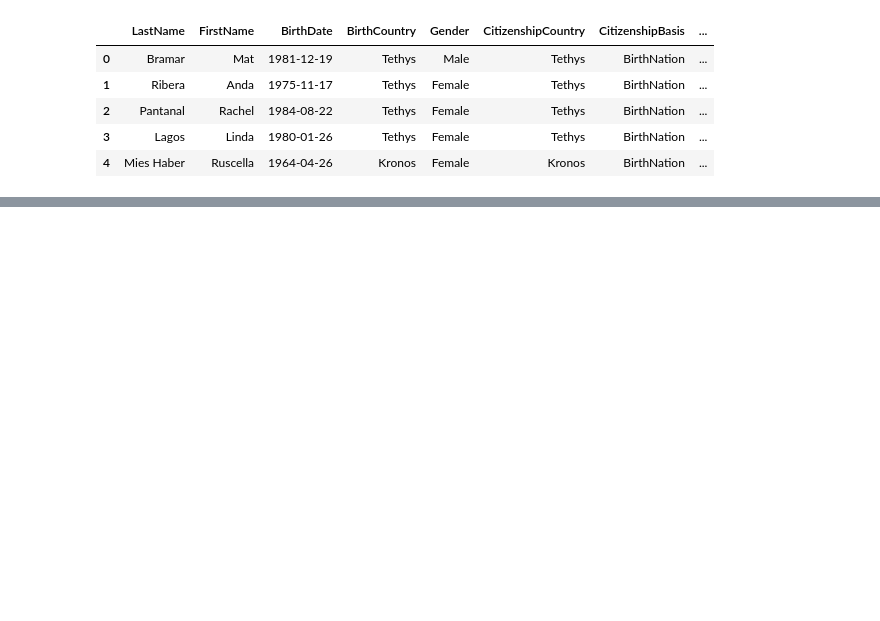
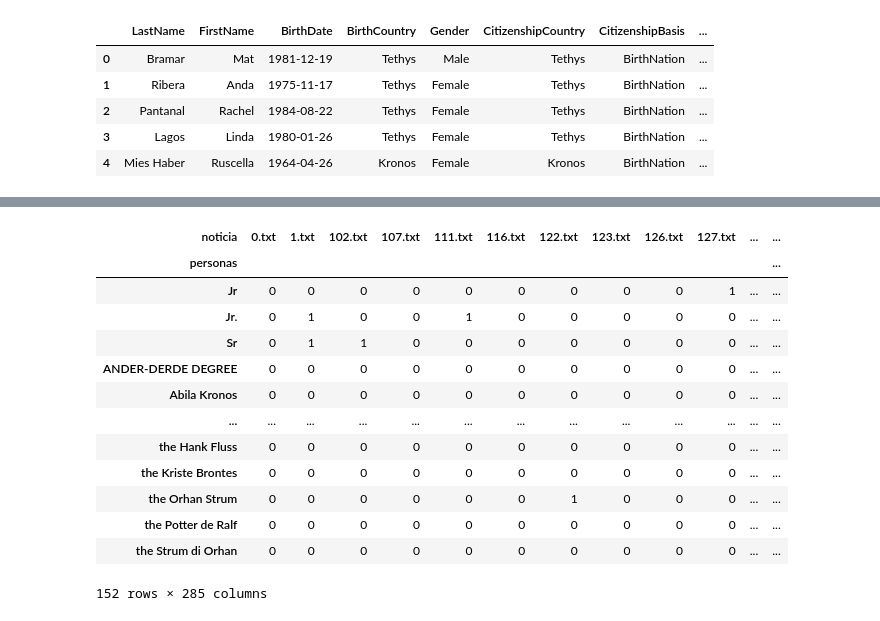
Before and after one commit to FedeScenna/VASTMiniChallenge, a Jupyter notebook: 02_2_employeesemails_graph.ipynb, the cells around one changed output, grey strips where cells are left out. Cells and saved outputs as stored; diff of their text form; code cells hidden in the pictures; blank space fills up the shorter version.

Commit message:
Noticias Filtradas

```diff
--- a/02_2_employeesemails_graph.ipynb
+++ b/02_2_employeesemails_graph.ipynb
@@ -50,0 +77,4 @@ nx.draw_networkx(G)
+# %%
+oraciones = pd.read_csv("data/oraciones.csv")
+oraciones = oraciones[oraciones.personas.notnull()]
+oraciones.head()
@@ -50,0 +102,7 @@ nx.draw_networkx(G)
+# %%
+def long_df(columna_long, df):
+    df_long = pd.concat([df.loc[:, df.columns != columna_long],
+                       df[columna_long].str.split(",", expand = True)], axis = 1)
+    df_long=pd.melt(df_long, id_vars = [x for x in df.columns if x != columna_long],
+                   value_name = columna_long)
+    return df_long
@@ -50,0 +126,6 @@ nx.draw_networkx(G)
+# %%
+df_personas = long_df("personas", oraciones)
+df_personas = long_df("sustantivos",df_personas)
+df_personas=df_personas[["noticia","sustantivos","personas", "fecha"]]
+df_personas=df_personas[~df_personas.sustantivos.isnull() & ~df_personas.personas.isnull()]
+df_personas[-df_personas.personas.isin(["Jr."])]
@@ -50,0 +146,31 @@ nx.draw_networkx(G)
+# %%
+
+df_personas=df_personas[["noticia", "personas"]]
+df_personas=df_personas[df_personas.personas.notnull()].drop_duplicates().sort_values("noticia")
+df_personas["fl_fullname"] = df_personas.personas.str.contains(" ")
+df_personas=df_personas[df_personas.fl_fullname==True]
+df_personas["fl_relacion"] = 1
+exclusiones = ["Sr", "Jr", "Jr.","Jr.", None]
+df_personas=df_personas[~df_personas.personas.isin(exclusiones)]
+df_personas=pd.pivot_table(df_personas, values="fl_relacion",columns=["noticia"], index=["personas"],
+                           aggfunc=np.sum, fill_value=0)
+for c in df_personas.columns:
+    if df_personas[c].sum()<2:
+        df_personas=df_personas.drop(c, axis = 1)
+# %%
+df_personas
+# %% [output]
+| noticia | 0.txt | 1.txt | 102.txt | 107.txt | 111.txt | 116.txt | 122.txt | 123.txt | 126.txt | 127.txt | ... | ... |
+| personas |  |  |  |  |  |  |  |  |  |  |  | ... |
+| Jr | 0 | 0 | 0 | 0 | 0 | 0 | 0 | 0 | 0 | 1 | ... | ... |
+| Jr. | 0 | 1 | 0 | 0 | 1 | 0 | 0 | 0 | 0 | 0 | ... | ... |
+| Sr | 0 | 1 | 1 | 0 | 0 | 0 | 0 | 0 | 0 | 0 | ... | ... |
+| ANDER-DERDE DEGREE | 0 | 0 | 0 | 0 | 0 | 0 | 0 | 0 | 0 | 0 | ... | ... |
+| Abila Kronos | 0 | 0 | 0 | 0 | 0 | 0 | 0 | 0 | 0 | 0 | ... | ... |
+| ... | ... | ... | ... | ... | ... | ... | ... | ... | ... | ... | ... | ... |
+| the Hank Fluss | 0 | 0 | 0 | 0 | 0 | 0 | 0 | 0 | 0 | 0 | ... | ... |
+| the Kriste Brontes | 0 | 0 | 0 | 0 | 0 | 0 | 0 | 0 | 0 | 0 | ... | ... |
+| the Orhan Strum | 0 | 0 | 0 | 0 | 0 | 0 | 1 | 0 | 0 | 0 | ... | ... |
+| the Potter de Ralf | 0 | 0 | 0 | 0 | 0 | 0 | 0 | 0 | 0 | 0 | ... | ... |
+| the Strum di Orhan | 0 | 0 | 0 | 0 | 0 | 0 | 0 | 0 | 0 | 0 | ... | ... |
+152 rows × 285 columns
```
Also changed, not shown: parts of 14 cells of this notebook, 4 other files.
